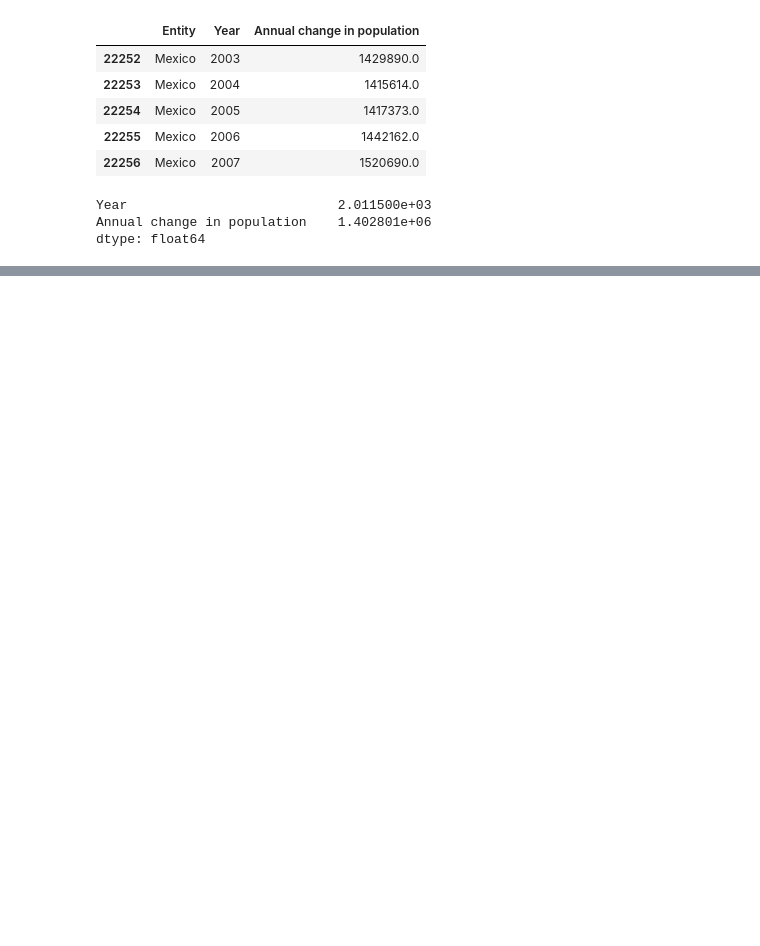
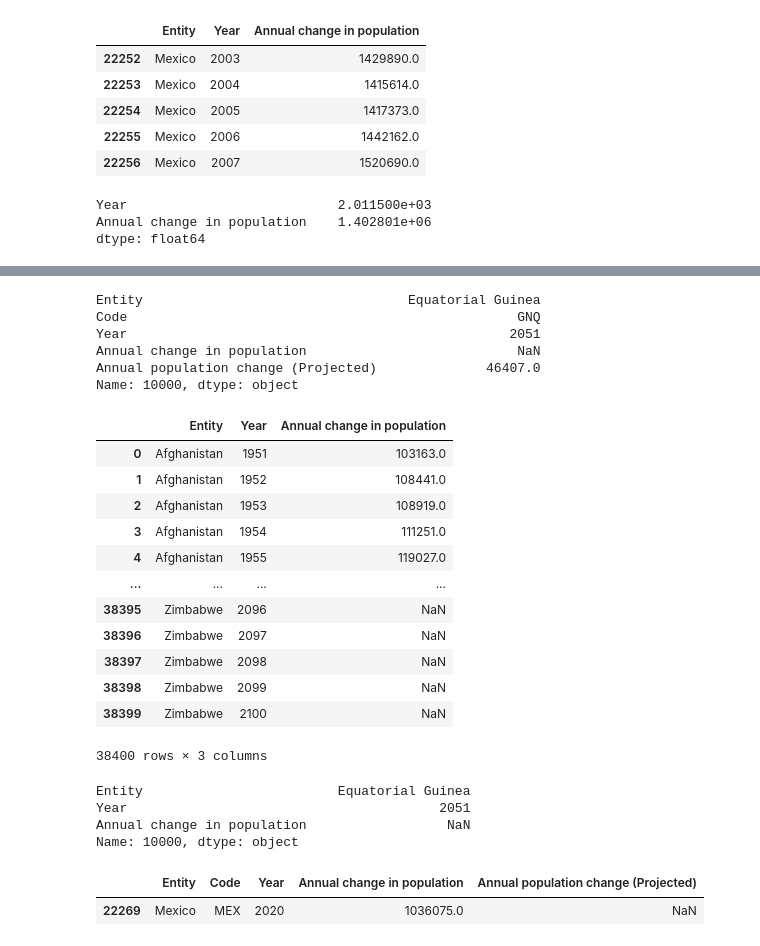
Before and after one commit to SantiagoPS2003/U1_1_probabilidad_estadistica, a Jupyter notebook: notebooks/01_evolucion_poblacional.ipynb, the cells around one changed output, grey strips where cells are left out. Saved outputs shown, nothing was run; the diff lists cells and outputs as text; code cells hidden in the pictures; blank space fills up the shorter version.

```diff
--- a/notebooks/01_evolucion_poblacional.ipynb
+++ b/notebooks/01_evolucion_poblacional.ipynb
@@ -179,0 +224,37 @@ dtype: float64
+# %%
+dataframe.loc[10000]
+# %% [output]
+Entity                                  Equatorial Guinea
+Code                                                  GNQ
+Year                                                 2051
+Annual change in population                           NaN
+Annual population change (Projected)              46407.0
+Name: 10000, dtype: object
+# %%
+dataframe.loc[:,["Entity","Year","Annual change in population"]]
+# %% [output]
+|  | Entity | Year | Annual change in population |
+| 0 | Afghanistan | 1951 | 103163.0 |
+| 1 | Afghanistan | 1952 | 108441.0 |
+| 2 | Afghanistan | 1953 | 108919.0 |
+| 3 | Afghanistan | 1954 | 111251.0 |
+| 4 | Afghanistan | 1955 | 119027.0 |
+| ... | ... | ... | ... |
+| 38395 | Zimbabwe | 2096 | NaN |
+| 38396 | Zimbabwe | 2097 | NaN |
+| 38397 | Zimbabwe | 2098 | NaN |
+| 38398 | Zimbabwe | 2099 | NaN |
+| 38399 | Zimbabwe | 2100 | NaN |
+38400 rows × 3 columns
+# %%
+dataframe.loc[10000,["Entity","Year","Annual change in population"]]
+# %% [output]
+Entity                         Equatorial Guinea
+Year                                        2051
+Annual change in population                  NaN
+Name: 10000, dtype: object
+# %%
+dataframe.loc[(dataframe["Entity"] == "Mexico") & ( dataframe["Year"] == 2020)]
+# %% [output]
+|  | Entity | Code | Year | Annual change in population | Annual population change (Projected) |
+| 22269 | Mexico | MEX | 2020 | 1036075.0 | NaN |
```
Also changed, not shown: parts of 10 cells of this notebook, 1 other file.
